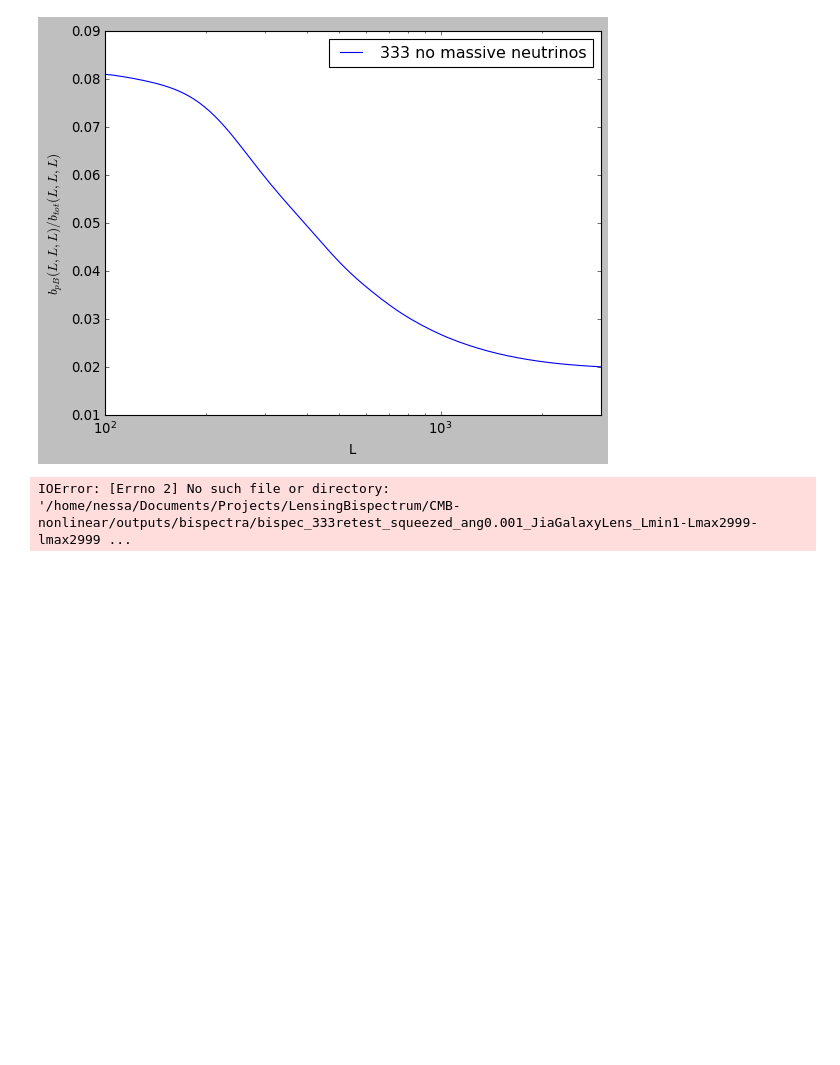
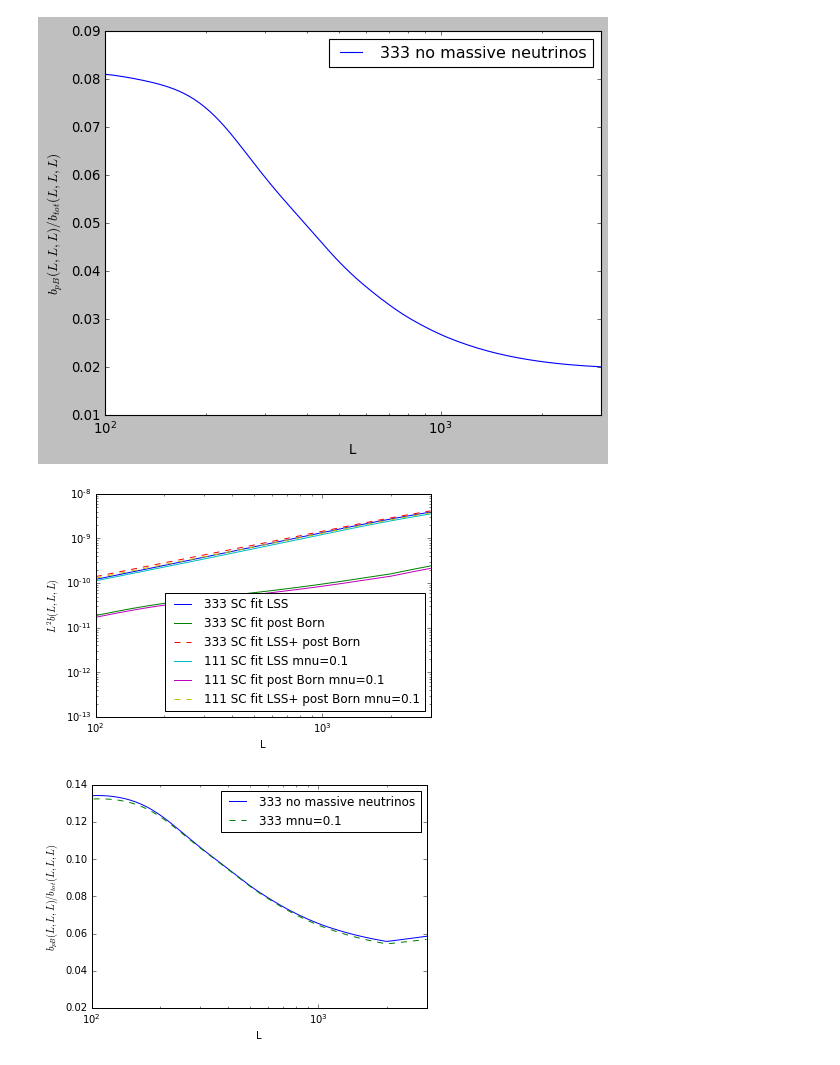
Before and after one commit to VMBoehm/BispectrumBias, a Jupyter notebook: TestBispectraGalLens.ipynb, the cells around one changed output. Drawn from its saved outputs; the diff is of its cells as text; code cells hidden in the pictures; blank space fills up the shorter version.

Commit message:
squeezed bispectra with born corrections for bin 2.5 computed

```diff
--- a/TestBispectraGalLens.ipynb
+++ b/TestBispectraGalLens.ipynb
@@ -270,47 +270,50 @@ L,l,theta = pickle.load(open(ellpath+'ell_ang_squeezed_Lmin10_Lmax3000_lmin10_lm
 bi_equi = np.load(specpath+'bispec_333_squeezed_ang0.001_JiaGalaxyLens_Lmin10-Lmax2999-lmax2999_halofit_SC.npy')
 bi_equipB = np.load(specpath+'bispec_333_squeezed_ang0.001_JiaGalaxyLens_Lmin10-Lmax2999-lmax2999_halofit_SC_post_born.npy')
 bi_equisum = np.load(specpath+'bispec_333_squeezed_ang0.001_JiaGalaxyLens_Lmin10-Lmax2999-lmax2999_halofit_SC_post_born_sum.npy')
-bi_equir = np.load(specpath+'bispec_333retest_squeezed_ang0.001_JiaGalaxyLens_Lmin1-Lmax2999-lmax2999_halofit_SC.npy')
-bi_equipBr = np.load(specpath+'bispec_333retest_squeezed_ang0.001_JiaGalaxyLens_Lmin1-Lmax2999-lmax2999_halofit_SC_post_born.npy')
-bi_equisumr = np.load(specpath+'bispec_333retest_squeezed_ang0.001_JiaGalaxyLens_Lmin1-Lmax2999-lmax2999_halofit_SC_post_born_sum.npy')
+
+bi_equinu = np.load(specpath+'bispec_333_massive_nus_squeezed_ang0.001_JiaGalaxyLens_Lmin10-Lmax2999-lmax2999_halofit_SC.npy')
+bi_equinupB = np.load(specpath+'bispec_333_massive_nus_squeezed_ang0.001_JiaGalaxyLens_Lmin10-Lmax2999-lmax2999_halofit_SC_post_born.npy')# bi_equir = np.load(specpath+'bispec_333retest_squeezed_ang0.001_JiaGalaxyLens_Lmin1-Lmax2999-lmax2999_halofit_SC.npy')
+bi_equinusum = np.load(specpath+'bispec_333_massive_nus_squeezed_ang0.001_JiaGalaxyLens_Lmin10-Lmax2999-lmax2999_halofit_SC_post_born_sum.npy')# bi_equipBr = np.load(specpath+'bispec_333retest_squeezed_ang0.001_JiaGalaxyLens_Lmin1-Lmax2999-lmax2999_halofit_SC_post_born.npy')
+# bi_equisumr = np.load(specpath+'bispec_333retest_squeezed_ang0.001_JiaGalaxyLens_Lmin1-Lmax2999-lmax2999_halofit_SC_post_born_sum.npy')
 
 L_,l,theta = pickle.load(open(ellpath+'ell_ang_squeezed_Lmin1_Lmax3000_lmin1_lmax8000_lenL200_lenl220_lenang200_1e-03.pkl'))
 
 # bi_equi1 = np.load(specpath+'bispec_111_retest_equilat_JiaGalaxyLens_Lmin10-Lmax10000-lmax10000_halofit_SC.npy')
 # bi_equipB1 = np.load(specpath+'bispec_111_retest_equilat_JiaGalaxyLens_Lmin10-Lmax10000-lmax10000_halofit_SC_post_born.npy')
 # bi_equisum1 = np.load(specpath+'bispec_111_retest_equilat_JiaGalaxyLens_Lmin10-Lmax10000-lmax10000_halofit_SC_post_born_sum.npy')
 # bi_equipBnu = np.load(specpath+'bispec_333_massive_nus_equilat_JiaGalaxyLens_Lmin10-Lmax10000-lmax10000_halofit_SC_post_born.npy')
 
 
 plt.figure()
 plt.loglog(L, L**2*bi_equi,label='333 SC fit LSS')
 plt.loglog(L, L**2*bi_equipB,label='333 SC fit post Born')
 plt.loglog(L, L**2*bi_equisum,ls='--',label='333 SC fit LSS+ post Born')
-plt.loglog(L, L**2*bi_equir,label='333 SC fit LSS 2')
-plt.loglog(L, L**2*bi_equipBr,label='333 SC fit post Born 2')
-plt.loglog(L, L**2*bi_equisumr,ls='--',label='333 SC fit LSS+ post Born 2')
-# plt.loglog(L, L**2*bi_equi1,label='111 SC fit LSS')
-# plt.loglog(L, L**2*bi_equipB1,label='111 SC fit post Born')
-# plt.loglog(L, L**2*bi_equisum1,ls='--',label='111 SC fit LSS+ post Born')
+# plt.loglog(L_, L_**2*bi_equir,ls='-.',label='333 SC fit LSS 2')
+# plt.loglog(L_, L_**2*bi_equipBr,ls='-.',label='333 SC fit post Born 2')
+# plt.loglog(L_, L_**2*bi_equisumr,ls='-.',label='333 SC fit LSS+ post Born 2')
+plt.loglog(L, L**2*bi_equinu,label='111 SC fit LSS mnu=0.1')
+plt.loglog(L, L**2*bi_equinupB,label='111 SC fit post Born mnu=0.1')
+plt.loglog(L, L**2*bi_equinusum,ls='--',label='111 SC fit LSS+ post Born mnu=0.1')
 plt.xlim(100,3000)
 plt.legend(loc='best')
 plt.xlabel('L')
 plt.ylabel('$L^2 b(L,L,L)$')
 plotpath='/home/nessa/Documents/Projects/LensingBispectrum/CMB-nonlinear/Tests/GalaxyLensing/'
 plt.savefig(plotpath+'bispec_squeezed_postBorn.png',bbox_inches='tight')
 plt.show()
 
 
 
 plt.figure()
 plt.semilogx(L, bi_equipB/bi_equisum,label='333 no massive neutrinos')
-#plt.semilogx(L, bi_equipBnu/bi_equisum,label='333 mnu=0.1', ls='--')
+plt.semilogx(L, bi_equinupB/bi_equinusum,label='333 mnu=0.1', ls='--')
 plt.xlim(100,3000)
 plt.legend(loc='best')
 plt.xlabel('L')
 plt.ylabel('$b_{pB}(L,L,L)/b_{tot}(L,L,L)$')
 plotpath='/home/nessa/Documents/Projects/LensingBispectrum/CMB-nonlinear/Tests/GalaxyLensing/'
 plt.savefig(plotpath+'bispec_squeezed_postBorn_ratio.png',bbox_inches='tight')
 plt.show()
 # %% [output]
-IOError: [Errno 2] No such file or directory: '/home/nessa/Documents/Projects/LensingBispectrum/CMB-nonlinear/outputs/bispectra/bispec_333retest_squeezed_ang0.001_JiaGalaxyLens_Lmin1-Lmax2999-lmax2999 ...
+[figure, added]
+[figure, added]
```
Also changed, not shown: 2 other files.
